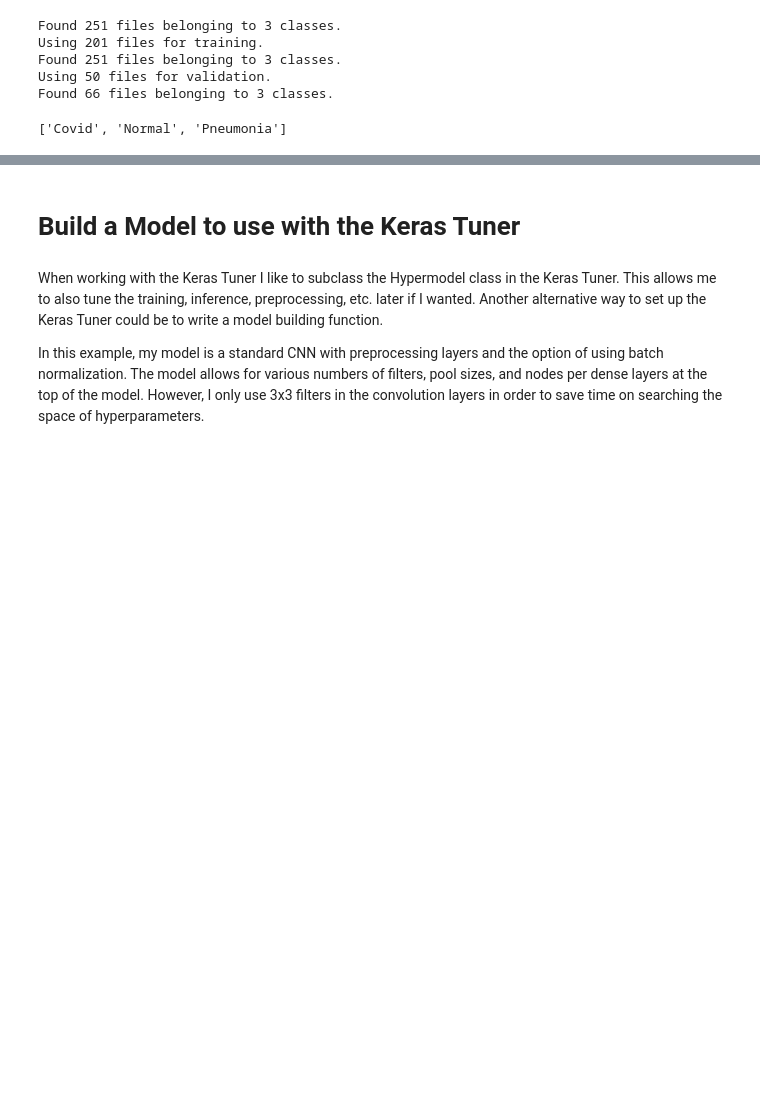
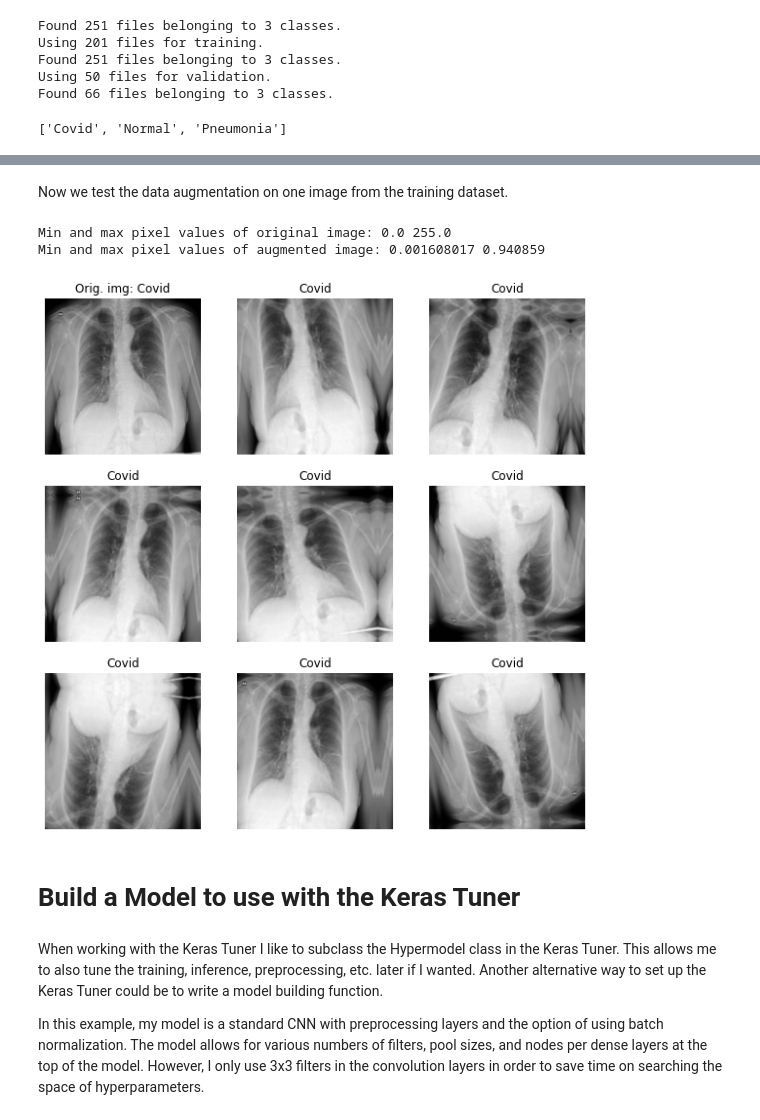
Before and after one commit to andygma567/Portfolio-Project-2, a Jupyter notebook: CNN_for_X_Ray_Classification.ipynb, the cells around one changed output, grey strips where cells are left out. Cells and saved outputs as stored; diff of their text form; code cells hidden in the pictures; blank space fills up the shorter version.

```diff
--- a/CNN_for_X_Ray_Classification.ipynb
+++ b/CNN_for_X_Ray_Classification.ipynb
@@ -110,3 +188,37 @@ test_ds = test_ds.cache().prefetch(buffer_size=AUTOTUNE)
+# %% [markdown]
+Now we test the data augmentation on one image from the training dataset.
+# %%
+# We take one batch from the training dataset
+images, labels = next(iter(train_ds))
+
+plt.figure(figsize=(10, 10))
+# The first image is the original, unaltered image
+ax = plt.subplot(3, 3, 1)
+plt.imshow(tf.squeeze(images[0].numpy().astype("float32")), cmap = 'gray')
+plt.title('Orig. img: ' + class_names[tf.argmax(labels[0], axis = 0)])
+plt.axis("off")
+
+# Next we print a sequence of randomly augmented images
+for i in range(1, 9):
+    # I set the training parameter to be true because the tensorflow
+    # preprocessing layers only work while in training mode
+    augmented_images = data_augmentation(images, training = True)
+    ax = plt.subplot(3, 3, i + 1)
+    plt.imshow(tf.squeeze(augmented_images[0].numpy().astype("float32")), cmap = 'gray')
+    plt.title(class_names[tf.argmax(labels[0], axis = 0)])
+    plt.axis("off")
+
+# Check that the pixel value of the image has been rescaled to be in [0, 1]
+print("Min and max pixel values of original image:",
+      images[0].numpy().min(),
+      images[0].numpy().max())
+print("Min and max pixel values of augmented image:",
+      augmented_images[0].numpy().min(),
+      augmented_images[0].numpy().max())
+# %% [output]
+Min and max pixel values of original image: 0.0 255.0
+Min and max pixel values of augmented image: 0.001608017 0.940859
+[figure, added]
 # %% [markdown]
 # Build a Model to use with the Keras Tuner
 # %%
```
Also changed, not shown: parts of 18 cells of this notebook.
